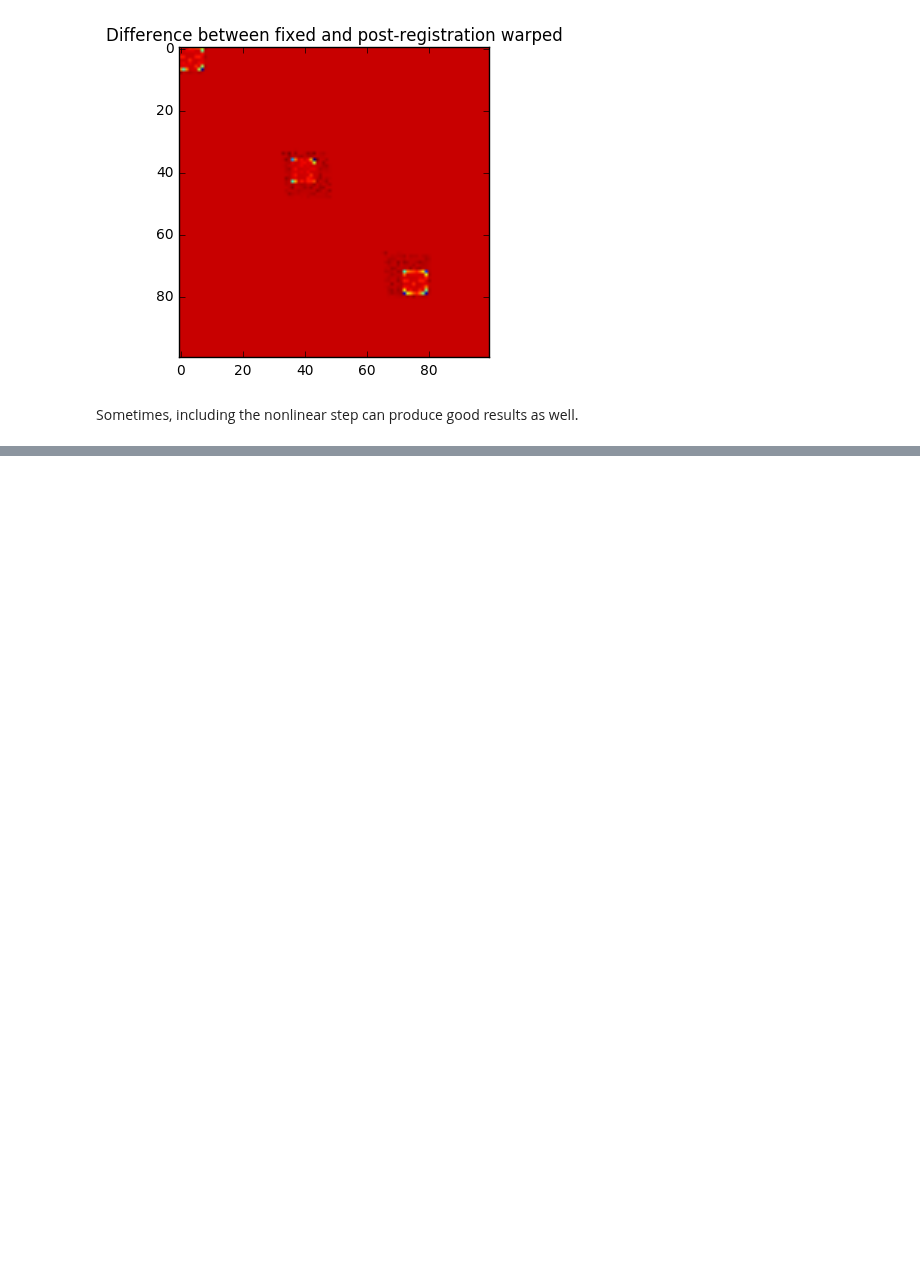
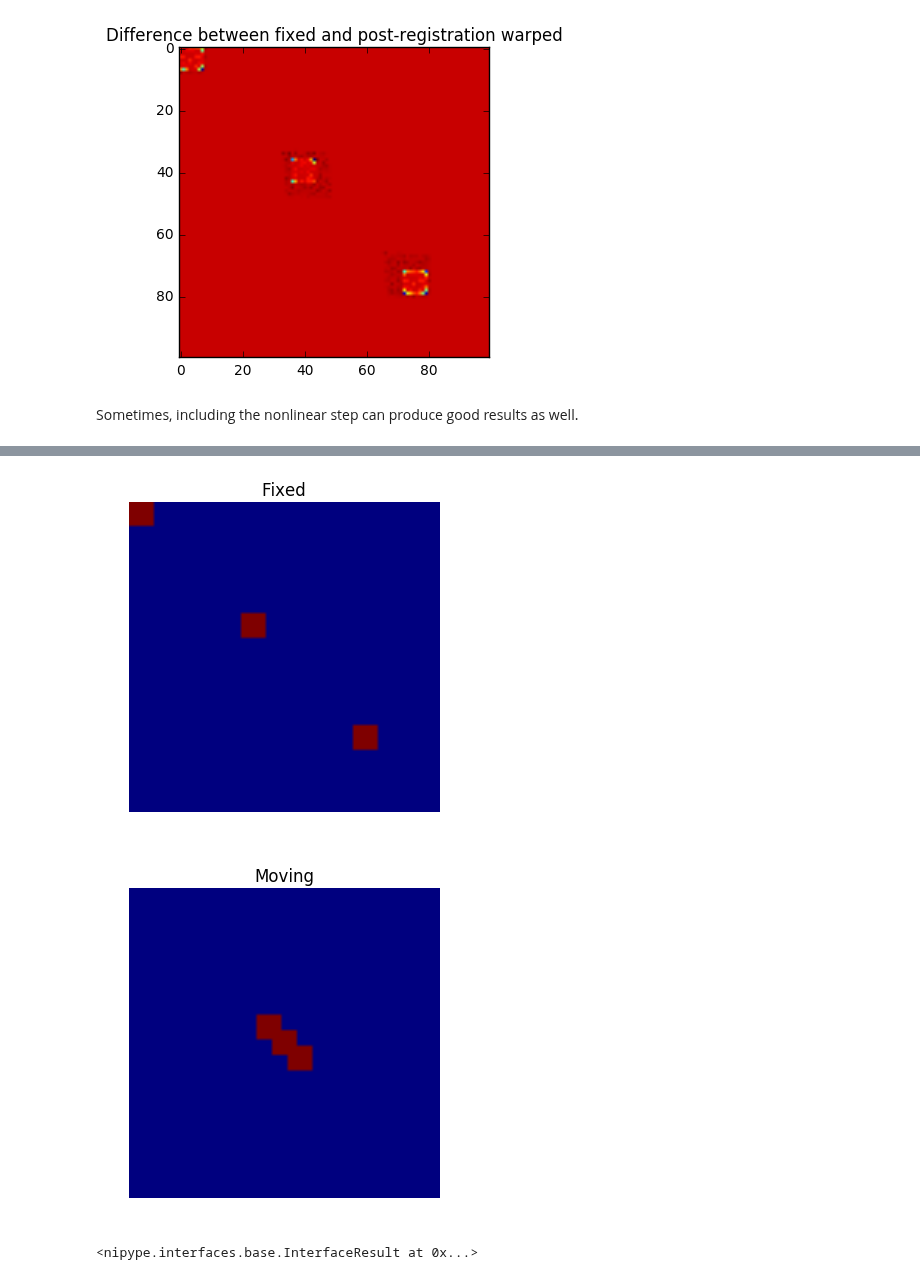
Before and after one commit to NeuroDataDesign/pan-synapse, a Jupyter notebook: background/ANTs_Registration.ipynb, the cells around one changed output, grey strips where cells are left out. Cells and saved outputs as stored; diff of their text form; code cells hidden in the pictures; blank space fills up the shorter version.

```diff
--- a/background/ANTs_Registration.ipynb
+++ b/background/ANTs_Registration.ipynb
@@ -345,0 +351,23 @@ Sometimes, including the nonlinear step can produce good results as well.
+# %%
+simBadFixed2 = np.zeros((100, 100))
+for i in range(4):
+    for j in range(4):
+        simBadFixed2[18*(2*j): 18*(2*j) + 8, 18*(2*j): 18*(2*j) + 8] = 1
+
+simBadMoving2 = np.zeros((100, 100))
+simBadMoving2[18*(2*1) + 15: 18*(2*1 + 1) + 5, 18*(2*1) + 15: 18*(2*1 + 1) + 5] = 1
+simBadMoving2[18*(2*1) + 10: 18*(2*1 + 1) + 0, 18*(2*1) + 10: 18*(2*1 + 1) + 0] = 1
+simBadMoving2[18*(2*1) + 5: 18*(2*1 + 1) - 5, 18*(2*1) + 5: 18*(2*1 + 1) - 5] = 1
+
+plt.imshow(simBadFixed2)
+plt.axis('off')
+plt.title('Fixed')
+plt.show()
+
+plt.imshow(simBadMoving2)
+plt.axis('off')
+plt.title('Moving')
+plt.show()
+# %% [output]
+[figure, added]
+[figure, added]
@@ -345,0 +377,29 @@ Sometimes, including the nonlinear step can produce good results as well.
+# %%
+reg = Registration()
+reg.inputs.fixed_image = 'simBadFixed2.jpg'
+reg.inputs.moving_image = 'simBadMoving2.jpg'
+reg.inputs.output_transform_prefix = 'thisTransform'
+reg.inputs.output_warped_image = 'DIFF_SIM2.nii.gz'
+reg.inputs.output_transform_prefix = "output_"
+reg.inputs.transforms = ['Translation', 'Rigid', 'Affine']
+reg.inputs.transform_parameters = [(0.1,), (0.1,), (0.1,)]
+reg.inputs.number_of_iterations = ([[10000, 111110, 11110]] * 3)
+reg.inputs.dimension = 2
+reg.inputs.write_composite_transform = True
+reg.inputs.collapse_output_transforms = False
+reg.inputs.metric = ['MI'] * 3
+reg.inputs.metric_weight = [1] * 3
+reg.inputs.radius_or_number_of_bins = [32] * 3
+reg.inputs.sampling_strategy = ['Regular'] * 3
+reg.inputs.sampling_percentage = [0.3] * 3
+reg.inputs.convergence_threshold = [1.e-8] * 3
+reg.inputs.convergence_window_size = [20] * 3
+reg.inputs.smoothing_sigmas = [[4, 2, 1]] * 3
+reg.inputs.sigma_units = ['vox'] * 3
+reg.inputs.shrink_factors = [[6, 4, 2]] + [[3, 2, 1]] * 2
+reg.inputs.use_estimate_learning_rate_once = [True] * 3
+reg.inputs.use_histogram_matching = [False] * 3
+reg.inputs.initial_moving_transform_com = True
+reg.run()
+# %% [output]
+<nipype.interfaces.base.InterfaceResult at 0x...>
```
Also changed, not shown: parts of 7 cells of this notebook, 4 other files.
